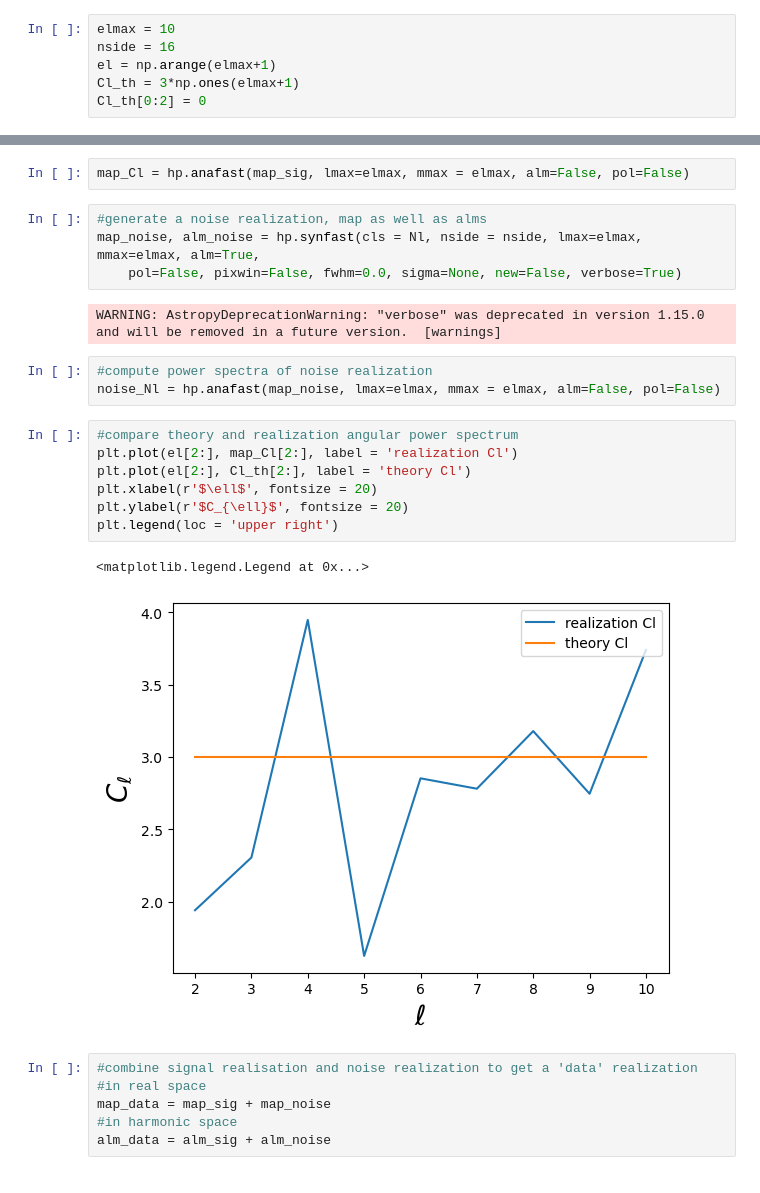
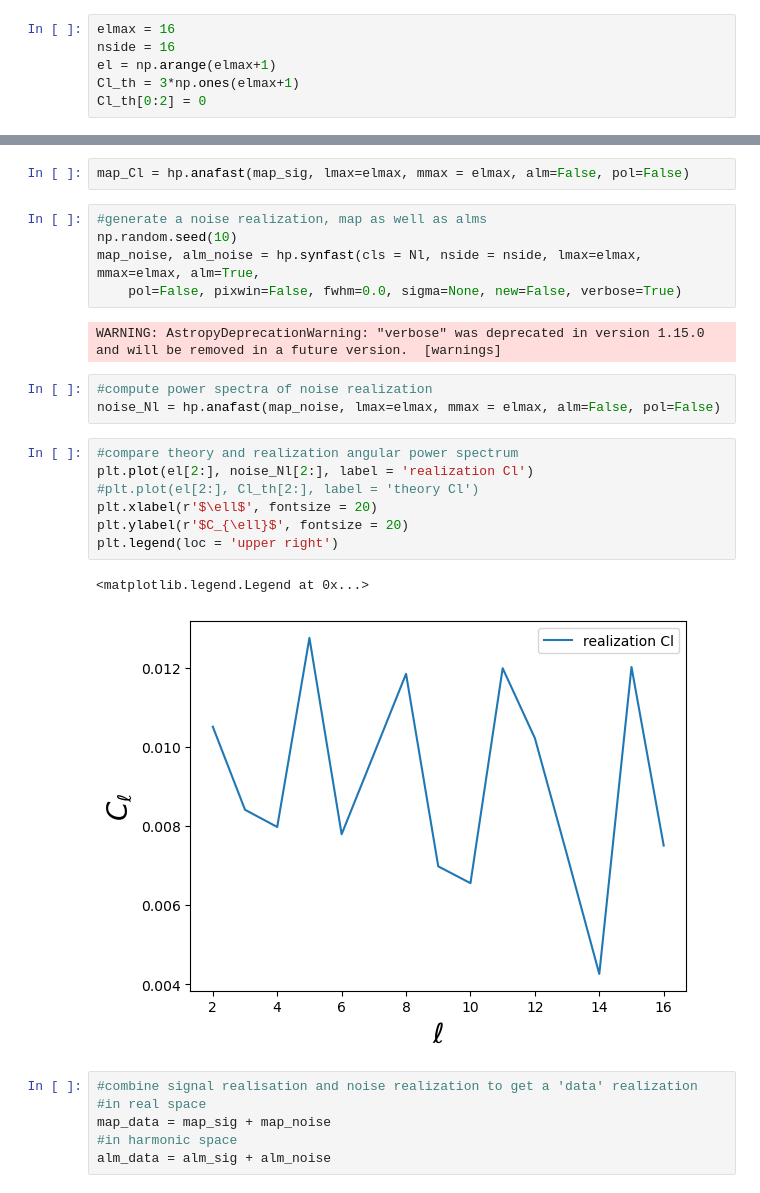
Before and after one commit to s-Sayan/CosmoHMC, a Jupyter notebook: examples/demo_almncl.ipynb, the cells around one changed output, grey strips where cells are left out. Drawn from its saved outputs; the diff is of its cells as text.

```diff
--- a/examples/demo_almncl.ipynb
+++ b/examples/demo_almncl.ipynb
@@ -10,5 +13,5 @@ import matplotlib.pyplot as plt # For plotting
 # %%
-elmax = 10
+elmax = 16
 nside = 16
 el = np.arange(elmax+1)
 Cl_th = 3*np.ones(elmax+1)
@@ -34,6 +38,7 @@ WARNING: AstropyDeprecationWarning: "verbose" was deprecated in version 1.15.0 a
 map_Cl = hp.anafast(map_sig, lmax=elmax, mmax = elmax, alm=False, pol=False)
 # %%
 #generate a noise realization, map as well as alms
+np.random.seed(10)
 map_noise, alm_noise = hp.synfast(cls = Nl, nside = nside, lmax=elmax, mmax=elmax, alm=True,
     pol=False, pixwin=False, fwhm=0.0, sigma=None, new=False, verbose=True)
 # %% [output]
@@ -43,14 +48,14 @@ WARNING: AstropyDeprecationWarning: "verbose" was deprecated in version 1.15.0 a
 noise_Nl = hp.anafast(map_noise, lmax=elmax, mmax = elmax, alm=False, pol=False)
 # %%
 #compare theory and realization angular power spectrum
-plt.plot(el[2:], map_Cl[2:], label = 'realization Cl')
-plt.plot(el[2:], Cl_th[2:], label = 'theory Cl')
+plt.plot(el[2:], noise_Nl[2:], label = 'realization Cl')
+#plt.plot(el[2:], Cl_th[2:], label = 'theory Cl')
 plt.xlabel(r'$\ell$', fontsize = 20)
 plt.ylabel(r'$C_{\ell}$', fontsize = 20)
 plt.legend(loc = 'upper right')
 # %% [output]
 <matplotlib.legend.Legend at 0x...>
-[figure, old version]
+[figure, new version]
 # %%
 #combine signal realisation and noise realization to get a 'data' realization
 #in real space
```
Also changed, not shown: parts of 23 cells of this notebook, 2 other files.
